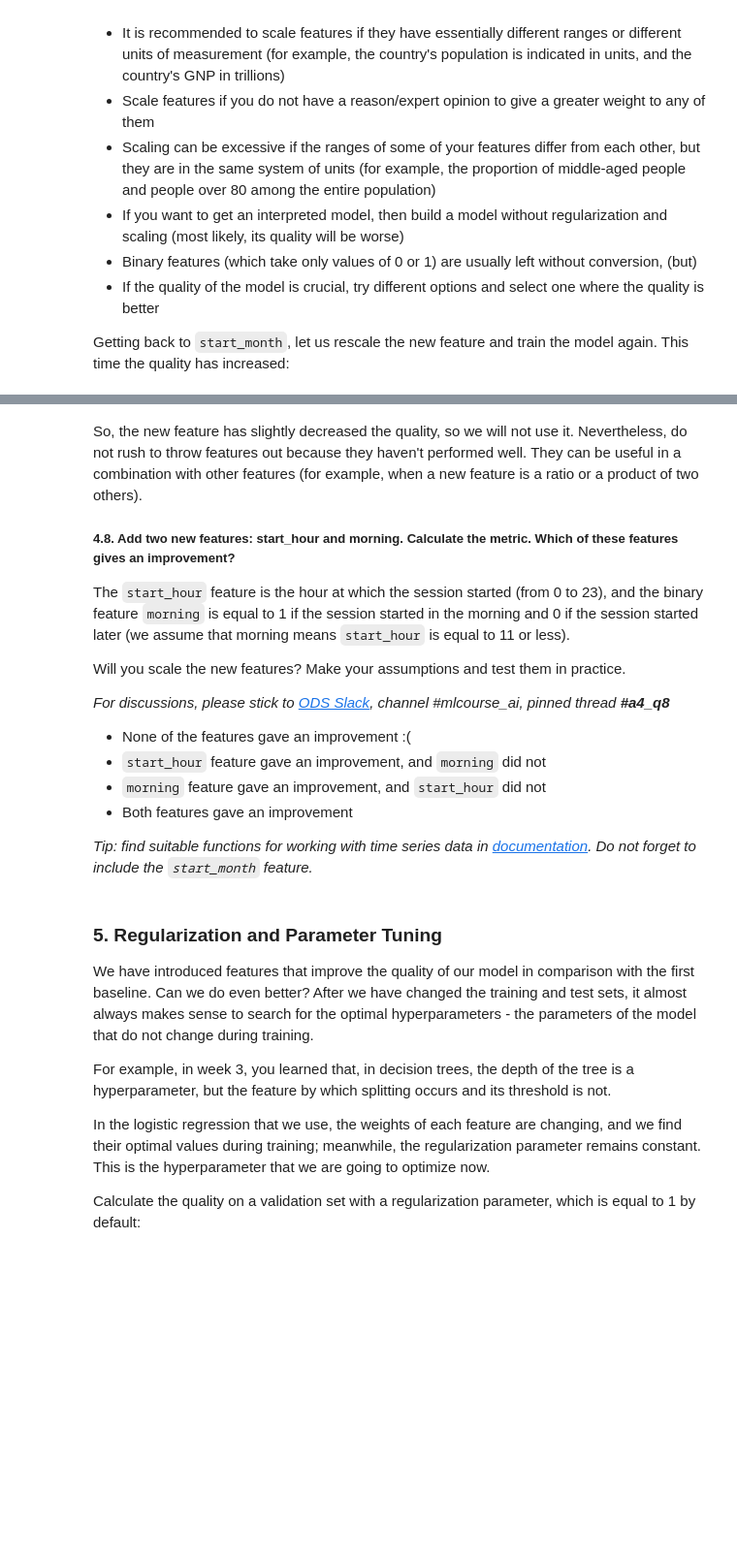
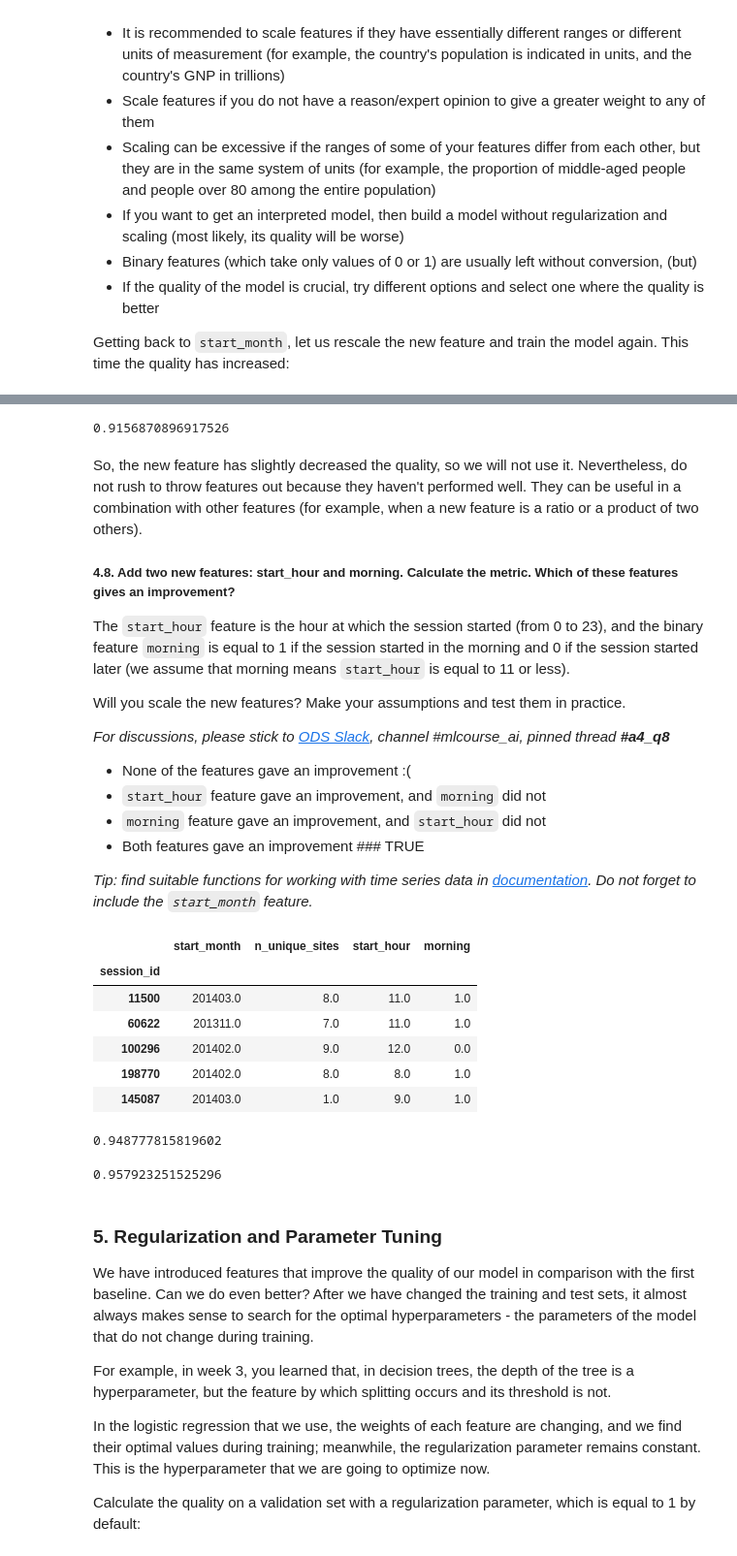
Before and after one commit to requiemofthesouls/USML_homeworks, a Jupyter notebook: ML/Assignment 4. Logistic regression/assignment4_websites_logistic_regression.ipynb, the cells around one changed output, grey strips where cells are left out. Shown: that part at 97% size. Drawn from its saved outputs; the diff is of its cells as text; code cells hidden in the pictures; blank space fills up the shorter version.

```diff
--- a/ML/Assignment 4. Logistic regression/assignment4_websites_logistic_regression.ipynb
+++ b/ML/Assignment 4. Logistic regression/assignment4_websites_logistic_regression.ipynb
@@ -543,3 +576,11 @@ print(get_auc_lr_valid(X_train, y_train))
+# %%
+scaled_unique_sites = StandardScaler().fit_transform(pd.DataFrame(data))
+X_train_ = csr_matrix(hstack([full_sites_sparse[:idx_split,:],\
+                              tmp[:idx_split,:], scaled_unique_sites[:idx_split,:]]))
+print(get_auc_lr_valid(X_train_, y_train))
+del X_train_
+# %% [output]
+0.9156870896917526
 # %% [markdown]
 So, the new feature has slightly decreased the quality, so we will not use it. Nevertheless, do not rush to throw features out because they haven't performed well. They can be useful in a combination with other features (for example, when a new feature is a ratio or a product of two others).
 
@@ -554,6 +595,6 @@ Will you scale the new features? Make your assumptions and test them in practice
 - None of the features gave an improvement :(
 - `start_hour` feature gave an improvement, and `morning` did not
 - `morning` feature gave an improvement, and `start_hour` did not
-- Both features gave an improvement
+- Both features gave an improvement ### TRUE
 
 *Tip: find suitable functions for working with time series data in [documentation](http://pandas.pydata.org/pandas-docs/stable/api.html). Do not forget to include the `start_month` feature.*
@@ -562,3 +601,32 @@ Will you scale the new features? Make your assumptions and test them in practice
+# %%
+full_new_feat['start_hour'] = full_df['time1'].apply(lambda ts: ts.hour).astype('float64')
+full_new_feat['morning'] = (full_new_feat['start_hour'] <= 11).astype('float64')
+# %%
+full_new_feat.sample(5)
+# %% [output]
+|  | start_month | n_unique_sites | start_hour | morning |
+| session_id |  |  |  |  |
+| 11500 | 201403.0 | 8.0 | 11.0 | 1.0 |
+| 60622 | 201311.0 | 7.0 | 11.0 | 1.0 |
+| 100296 | 201402.0 | 9.0 | 12.0 | 0.0 |
+| 198770 | 201402.0 | 8.0 | 8.0 | 1.0 |
+| 145087 | 201403.0 | 1.0 | 9.0 | 1.0 |
+# %%
+scaled_morning = StandardScaler().fit_transform(full_new_feat[['morning']])
+X_train_ = csr_matrix(hstack([full_sites_sparse[:idx_split,:],\
+                              tmp[:idx_split,:],\
+                              scaled_morning[:idx_split,:]]))
+print(get_auc_lr_valid(X_train_, y_train))
+# %% [output]
+0.948777815819602
+# %%
+scaled_start_hour = StandardScaler().fit_transform(full_new_feat[['start_hour']])
+X_train_ = csr_matrix(hstack([full_sites_sparse[:idx_split,:],\
+                              tmp[:idx_split,:], scaled_start_hour[:idx_split,:]]))
+print(get_auc_lr_valid(X_train_, y_train))
+del X_train_
+# %% [output]
+0.957923251525296
 # %% [markdown]
 ### 5. Regularization and Parameter Tuning
 
```
Also changed, not shown: parts of 26 cells of this notebook, 2 other files.
